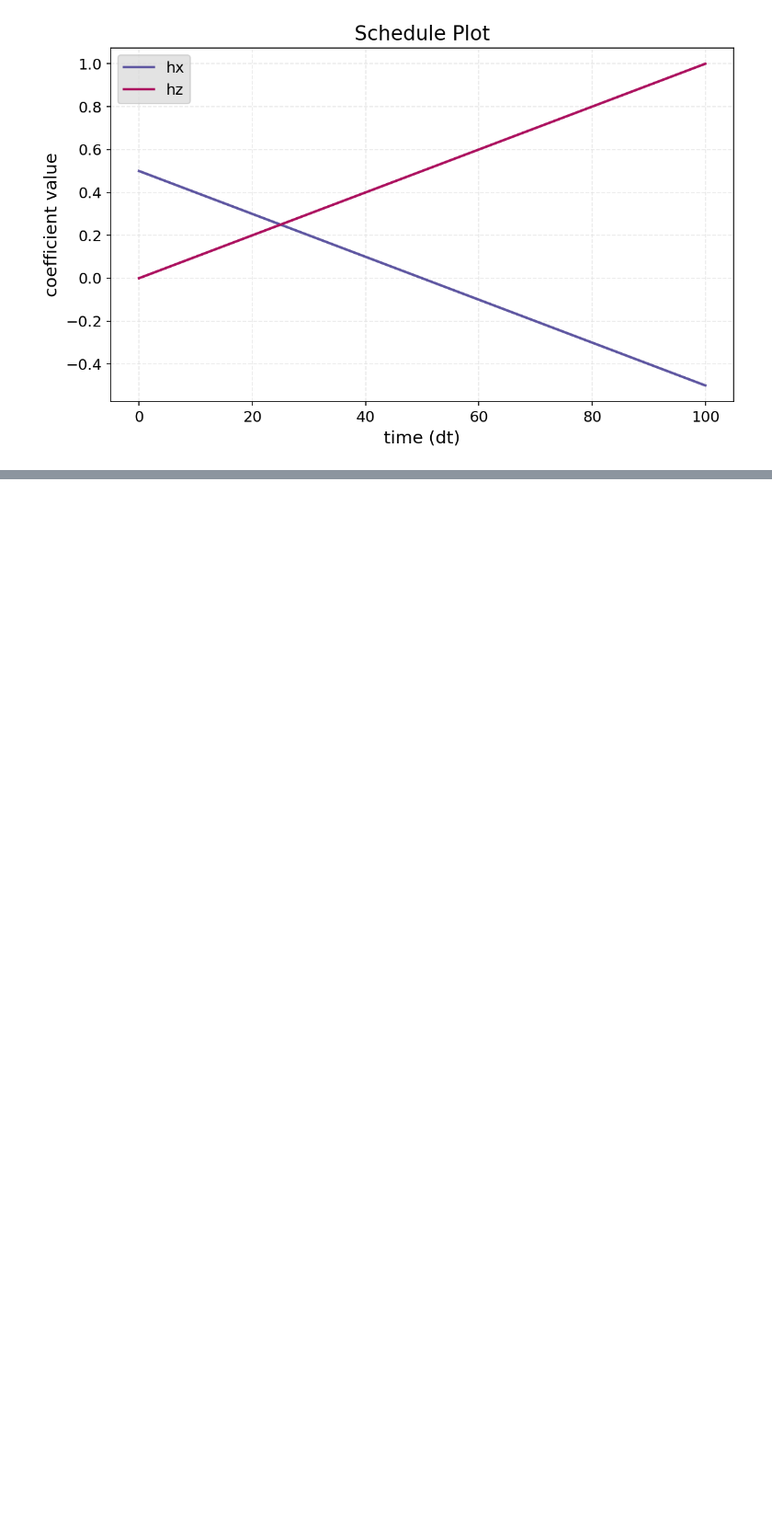
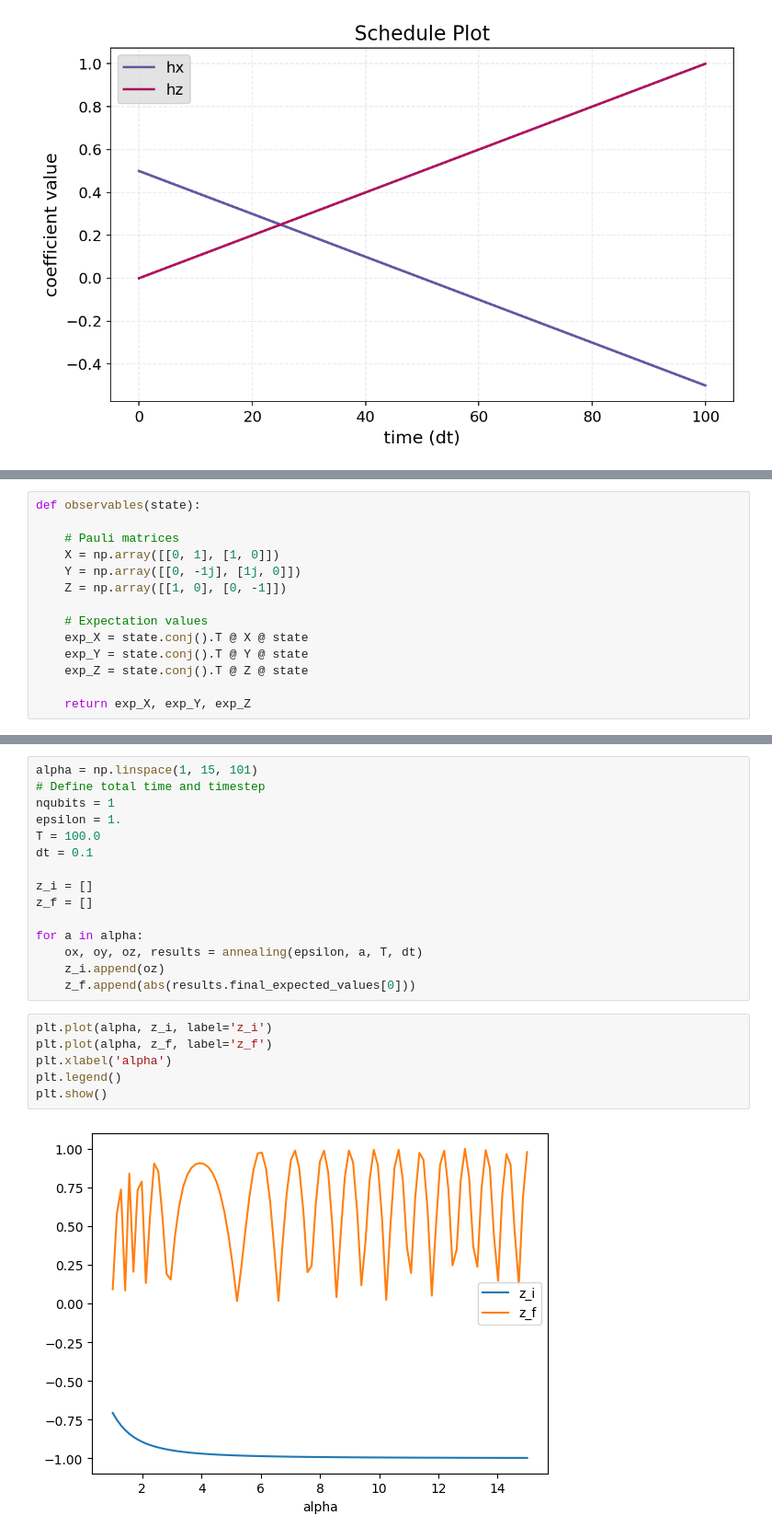
Before and after one commit to OsQarM/lsz_spectroscopy, a Jupyter notebook: LZ_test.ipynb, the cells around one changed output, grey strips where cells are left out. Shown at 92% size. Saved outputs shown, nothing was run; the diff lists cells and outputs as text; blank space fills up the shorter version.

Commit message:
Implemented annealing loop

```diff
--- a/LZ_test.ipynb
+++ b/LZ_test.ipynb
@@ -120,0 +104,14 @@ plt.show()
+# %%
+def observables(state):
+
+    # Pauli matrices
+    X = np.array([[0, 1], [1, 0]])
+    Y = np.array([[0, -1j], [1j, 0]])
+    Z = np.array([[1, 0], [0, -1]])
+
+    # Expectation values
+    exp_X = state.conj().T @ X @ state
+    exp_Y = state.conj().T @ Y @ state
+    exp_Z = state.conj().T @ Z @ state
+
+    return exp_X, exp_Y, exp_Z
@@ -120,0 +163,23 @@ plt.show()
+# %%
+alpha = np.linspace(1, 15, 101)
+# Define total time and timestep
+nqubits = 1
+epsilon = 1.
+T = 100.0
+dt = 0.1
+
+z_i = []
+z_f = []
+
+for a in alpha:
+    ox, oy, oz, results = annealing(epsilon, a, T, dt)
+    z_i.append(oz)
+    z_f.append(abs(results.final_expected_values[0]))
+# %%
+plt.plot(alpha, z_i, label='z_i')
+plt.plot(alpha, z_f, label='z_f')
+plt.xlabel('alpha')
+plt.legend()
+plt.show()
+# %% [output]
+[figure, added]
```
Also changed, not shown: parts of 10 cells of this notebook.
